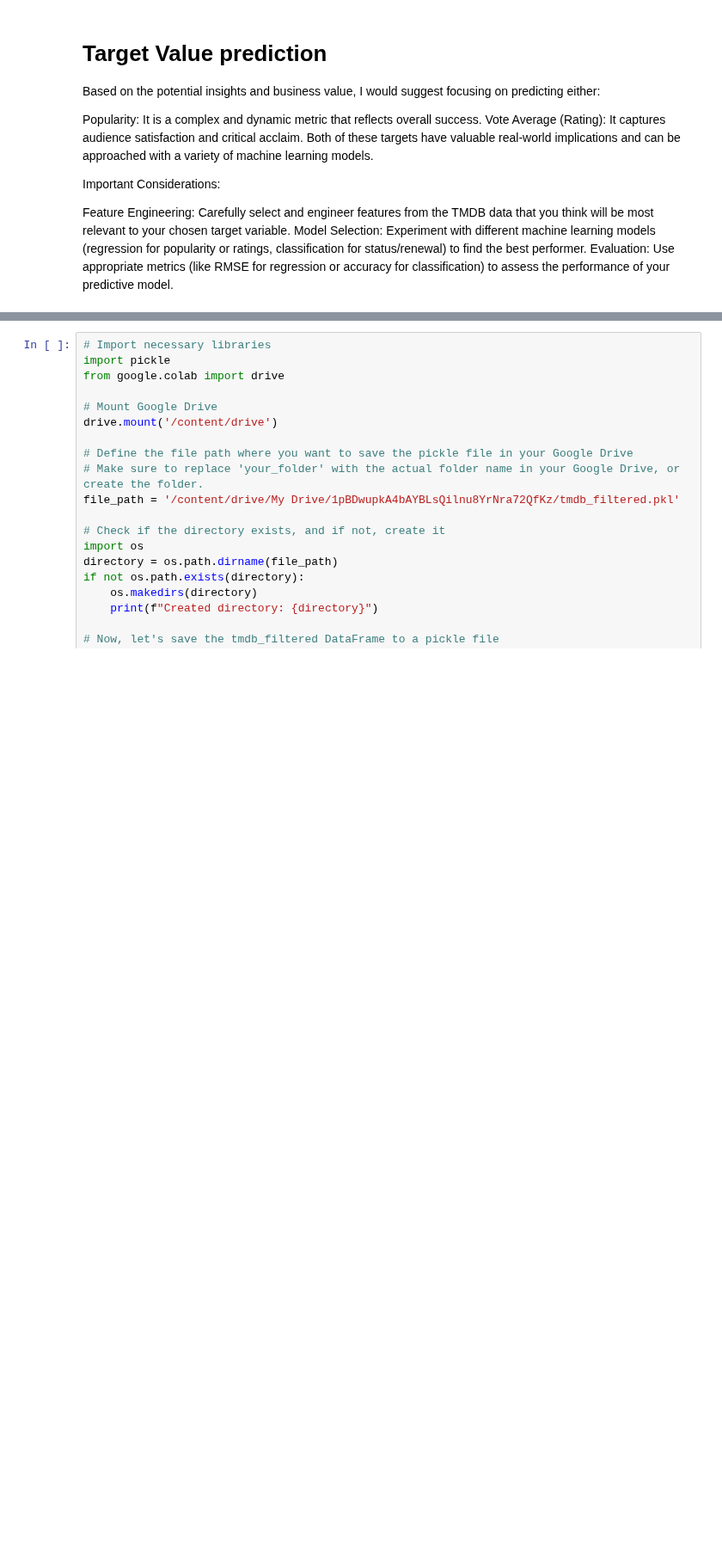
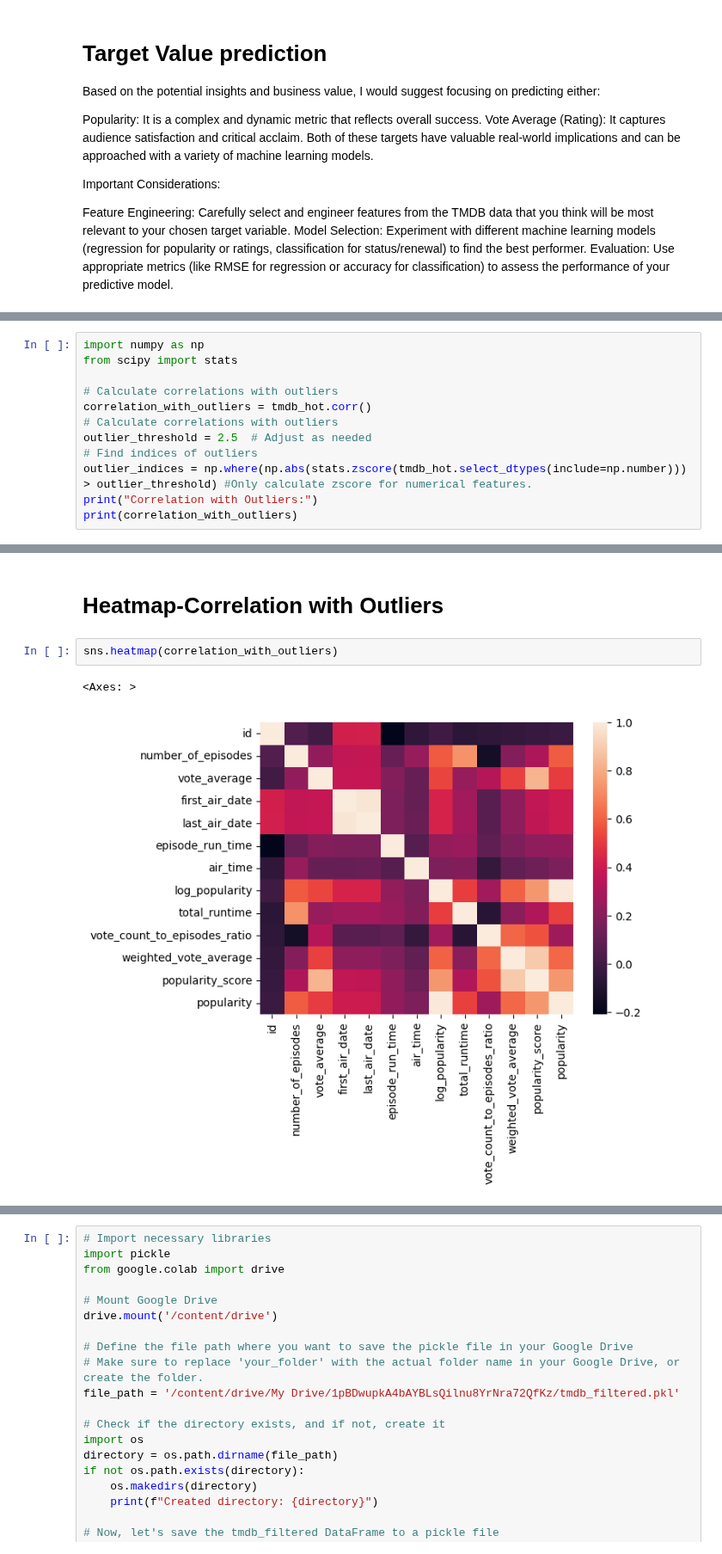
Before and after one commit to Elbx88/ML-Model-Perdiction, a Jupyter notebook: Project_ML_Models_Erez_Levy_TMDB_5.ipynb, the cells around one changed output, grey strips where cells are left out. Shown at 86% size. Saved outputs shown, nothing was run; the diff lists cells and outputs as text; blank space fills up the shorter version.

```diff
--- a/Project_ML_Models_Erez_Levy_TMDB_5.ipynb
+++ b/Project_ML_Models_Erez_Levy_TMDB_5.ipynb
@@ -64,0 +369,12 @@ Evaluation: Use appropriate metrics (like RMSE for regression or accuracy for cl
+# %%
+import numpy as np
+from scipy import stats
+
+# Calculate correlations with outliers
+correlation_with_outliers = tmdb_hot.corr()
+# Calculate correlations with outliers
+outlier_threshold = 2.5  # Adjust as needed
+# Find indices of outliers
+outlier_indices = np.where(np.abs(stats.zscore(tmdb_hot.select_dtypes(include=np.number))) > outlier_threshold) #Only calculate zscore for numerical features.
+print("Correlation with Outliers:")
+print(correlation_with_outliers)
@@ -64,0 +399,7 @@ Evaluation: Use appropriate metrics (like RMSE for regression or accuracy for cl
+# %% [markdown]
+# Heatmap-Correlation with Outliers
+# %%
+sns.heatmap(correlation_with_outliers)
+# %% [output]
+<Axes: >
+[figure, added]
```
Also changed, not shown: parts of 62 cells of this notebook.
